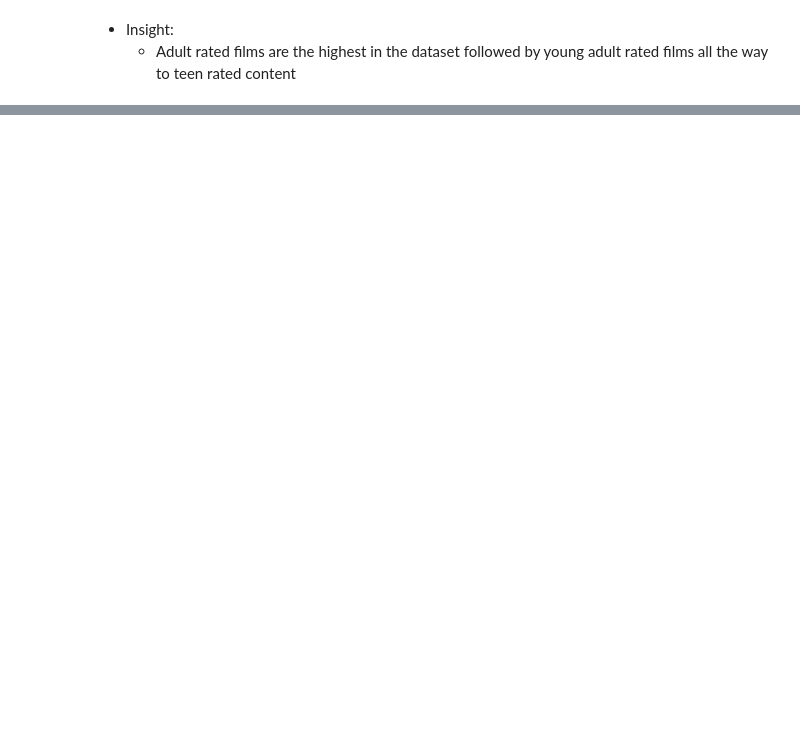
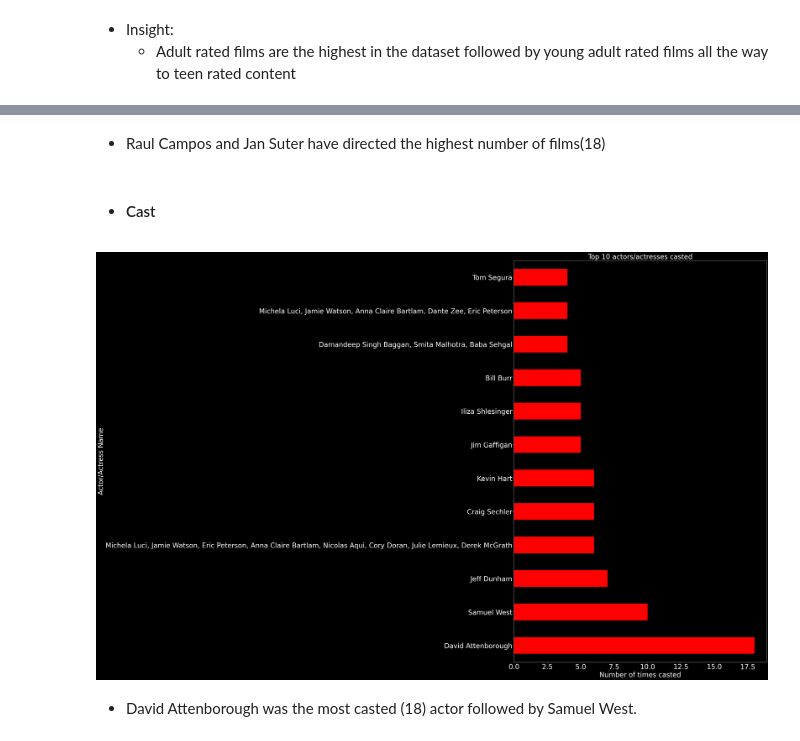
Before and after one commit to JanKosgei/Netflix-Recommendations, a Jupyter notebook: K-Means Netflix.ipynb, the cells around one changed output, grey strips where cells are left out. Cells and saved outputs as stored; diff of their text form; code cells hidden in the pictures; blank space fills up the shorter version.

```diff
--- a/K-Means Netflix.ipynb
+++ b/K-Means Netflix.ipynb
@@ -160,0 +179,15 @@ plt.show()
+# %% [markdown]
+- Raul Campos and Jan Suter have directed the highest number of films(18)
+# %% [markdown]
+- #### Cast
+# %%
+plt.figure(figsize=(20,32))
+plt.rcParams['font.size'] = 30
+Netflix[~(Netflix['cast']=='Unknown')].cast.value_counts(ascending=True).nlargest(12).plot(kind='barh', color='red')
+plt.ylabel('Actor/Actress Name').set_fontsize(30)
+plt.xlabel('Number of times casted').set_fontsize(30)
+plt.title('Top 10 actors/actresses casted').set_fontsize(30)
+# %% [output]
+[figure, added]
+# %% [markdown]
+- David Attenborough was the most casted (18) actor followed by Samuel West.
```
Also changed, not shown: parts of 11 cells of this notebook.
